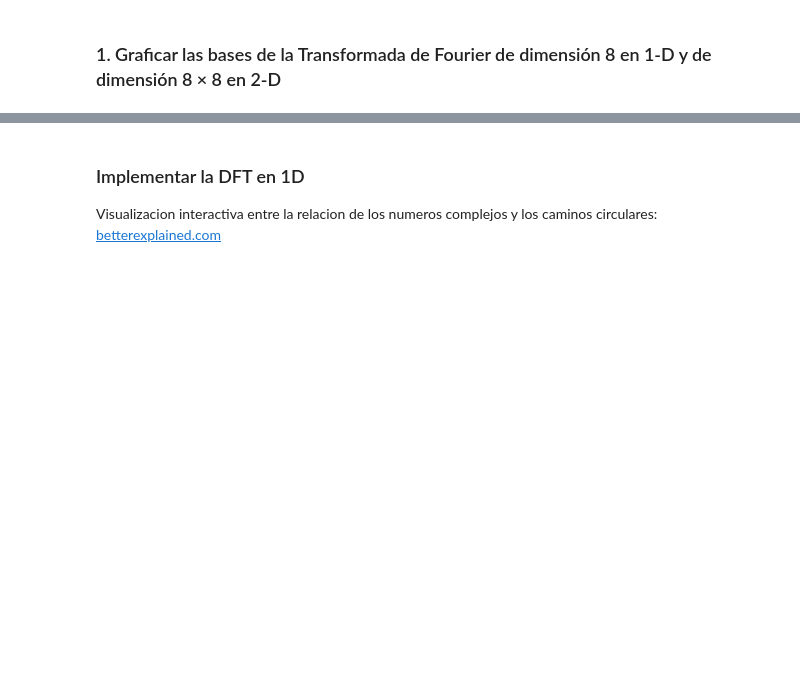
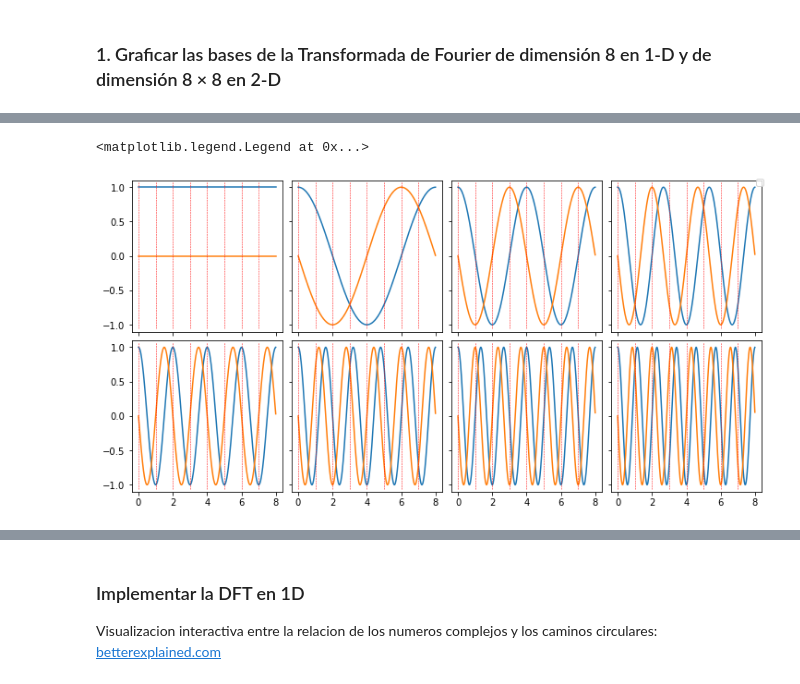
Before and after one commit to KenetC/ProcImg, a Jupyter notebook: Labos/Practica4.ipynb, the cells around one changed output, grey strips where cells are left out. Drawn from its saved outputs; the diff is of its cells as text; code cells hidden in the pictures; blank space fills up the shorter version.

```diff
--- a/Labos/Practica4.ipynb
+++ b/Labos/Practica4.ipynb
@@ -54,32 +65,19 @@ Parte Imaginaria
 # %%
-#Numero de Muestras de la senal
-N = 8
-
-#Opciones para graficar
-#Velocidad del sampleo
-sampleoRate = 1/100
-#Cuantos sampleos se haran
-sampleoGrafico = int(N/sampleoRate)
-
-#Inicializamos un arreglo para guardar cada base y su evolucion
-bases1D = np.zeros((N,sampleoGrafico)) * 1j
-
-#Recorremos cada frecuencia
 for frecuencia in range(0,N):
-  for i in range(sampleoGrafico):
-    # Por cada vemos como avanza en el tiempo para luego plotearla
-    t = i*sampleoRate
-    frecuenciaAngular = ((2*np.pi)/N) * (frecuencia);
-    # Calculamos la parte real e imaginaria de la base.
-    bases1D[frecuencia][i] = #COMPLETAR#
+    for i in range(sampleoGrafico):
+        # Por cada vemos como avanza en el tiempo para luego plotearla
+        t = i*sampleoRate
+        frecuenciaAngular = ((2*np.pi)/N) * (frecuencia);
+        # Calculamos la parte real e imaginaria de la base.
+        bases1D[frecuencia][i] = np.exp(-1j * frecuenciaAngular * t)
 
 fig, axes = plt.subplots(2,4, figsize=(10, 5),sharex=True, sharey=True, layout="constrained")
 for base in range(N):
-  axes[base//4][base%4].plot(np.arange(0,sampleoGrafico*sampleoRate,sampleoRate),np.real(bases1D[base]))
-  axes[base//4][base%4].plot(np.arange(0,sampleoGrafico*sampleoRate,sampleoRate),np.imag(bases1D[base]))
-  for sample in range(N):
-    # Mostramos que valor tiene cada base al momento del sampleo de las N.
-    axes[base//4][base%4].axvline(x = sample, ymin=0.02, ymax=0.99  , color = 'r', ls='--', lw=0.5)
+    axes[base//4][base%4].plot(np.arange(0,sampleoGrafico*sampleoRate,sampleoRate),np.real(bases1D[base]))
+    axes[base//4][base%4].plot(np.arange(0,sampleoGrafico*sampleoRate,sampleoRate),np.imag(bases1D[base]))
+    for sample in range(N):
+        # Mostramos que valor tiene cada base al momento del sampleo de las N.
+        axes[base//4][base%4].axvline(x = sample, ymin=0.02, ymax=0.99  , color = 'r', ls='--', lw=0.5)
 
 fig.legend()
 # %% [output]
@@ -87,3 +85,5 @@ SyntaxError: invalid syntax (<ipython-input-3-7b824de21ba8>, line 20)
+<matplotlib.legend.Legend at 0x...>
+[figure, added]
 # %%
 # Ploteo de las bases en 2D
 #Definimos el sampleo horizontal y vertical
```
Also changed, not shown: parts of 22 cells of this notebook.
